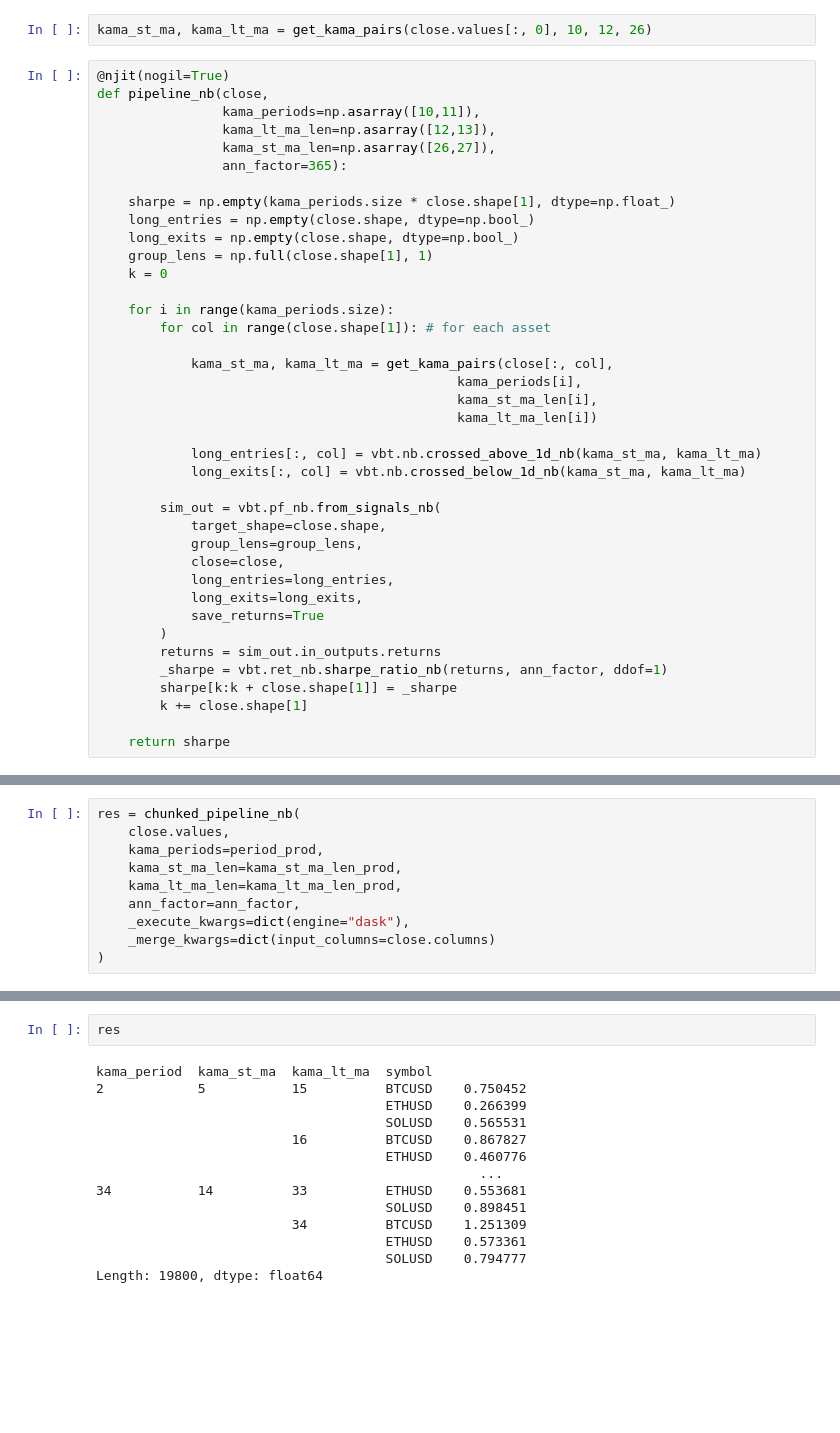
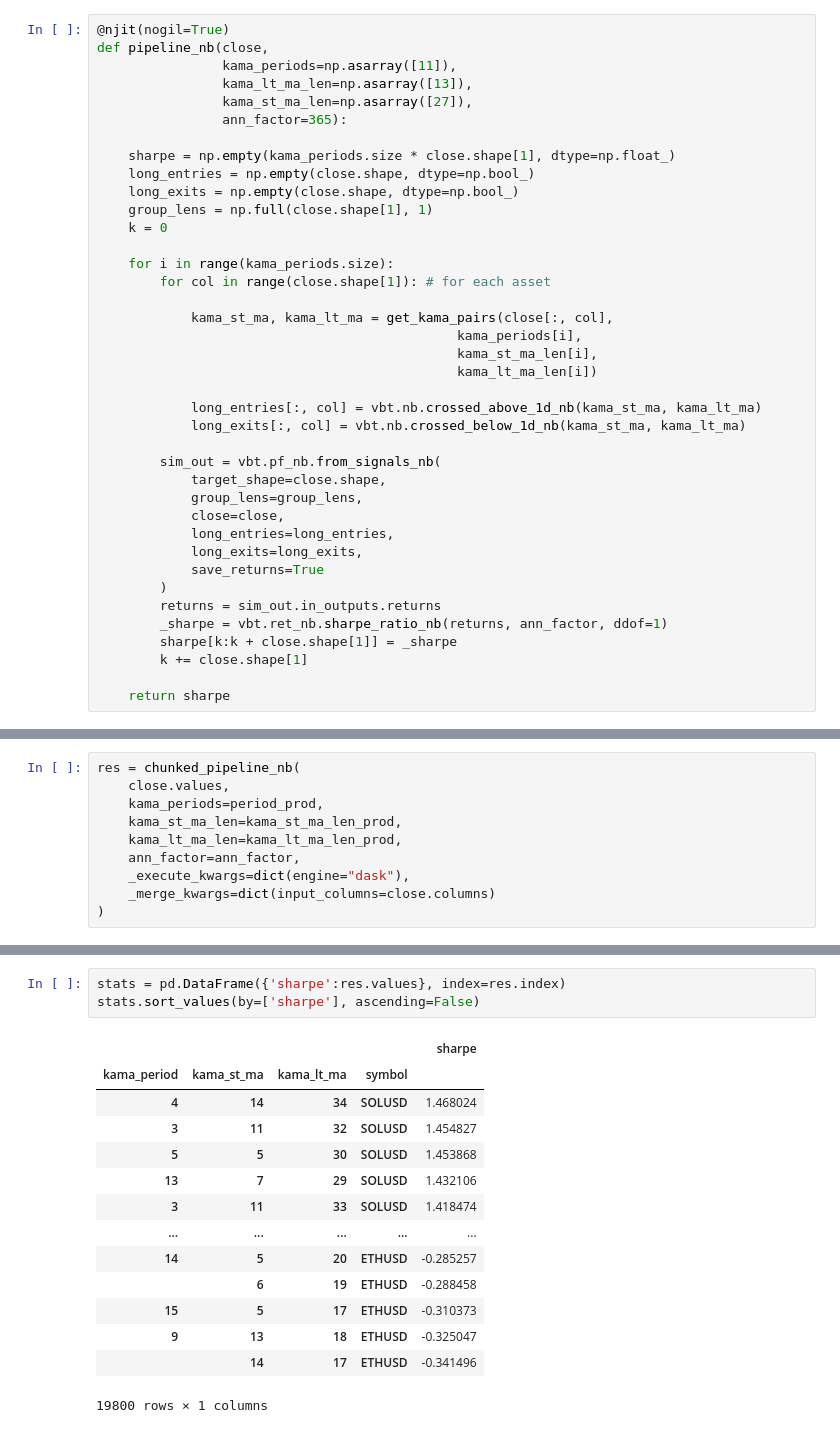
Before and after one commit to ardenpalme/Investment_Strategy, a Jupyter notebook: indicator_hunt.ipynb, the cells around one changed output, grey strips where cells are left out. Drawn from its saved outputs; the diff is of its cells as text; blank space fills up the shorter version.

```diff
--- a/indicator_hunt.ipynb
+++ b/indicator_hunt.ipynb
@@ -345,14 +254,12 @@ param_products = vbt.generate_param_combs(op_tree)
 period_prod = np.asarray(param_products[0])
 kama_st_ma_len_prod = np.asarray(param_products[1])
 kama_lt_ma_len_prod = np.asarray(param_products[2])
-# %%
-kama_st_ma, kama_lt_ma = get_kama_pairs(close.values[:, 0], 10, 12, 26)
 # %%
 @njit(nogil=True)
 def pipeline_nb(close,
-                kama_periods=np.asarray([10,11]),
-                kama_lt_ma_len=np.asarray([12,13]),
-                kama_st_ma_len=np.asarray([26,27]),
+                kama_periods=np.asarray([11]),
+                kama_lt_ma_len=np.asarray([13]),
+                kama_st_ma_len=np.asarray([27]),
                 ann_factor=365):
 
     sharpe = np.empty(kama_periods.size * close.shape[1], dtype=np.float_)
@@ -437,16 +345,18 @@ res = chunked_pipeline_nb(
 # %%
-res
+stats = pd.DataFrame({'sharpe':res.values}, index=res.index)
+stats.sort_values(by=['sharpe'], ascending=False)
 # %% [output]
+|  |  |  |  | sharpe |
+| kama_period | kama_st_ma | kama_lt_ma | symbol |  |
+| 4 | 14 | 34 | SOLUSD | 1.468024 |
+| 3 | 11 | 32 | SOLUSD | 1.454827 |
+| 5 | 5 | 30 | SOLUSD | 1.453868 |
+| 13 | 7 | 29 | SOLUSD | 1.432106 |
+| 3 | 11 | 33 | SOLUSD | 1.418474 |
+| ... | ... | ... | ... | ... |
+| 14 | 5 | 20 | ETHUSD | -0.285257 |
+|  | 6 | 19 | ETHUSD | -0.288458 |
+| 15 | 5 | 17 | ETHUSD | -0.310373 |
+| 9 | 13 | 18 | ETHUSD | -0.325047 |
+|  | 14 | 17 | ETHUSD | -0.341496 |
-kama_period  kama_st_ma  kama_lt_ma  symbol
-2            5           15          BTCUSD    0.750452
-                                     ETHUSD    0.266399
-                                     SOLUSD    0.565531
-                         16          BTCUSD    0.867827
-                                     ETHUSD    0.460776
-                                                 ...
-34           14          33          ETHUSD    0.553681
-                                     SOLUSD    0.898451
-                         34          BTCUSD    1.251309
-                                     ETHUSD    0.573361
-                                     SOLUSD    0.794777
-Length: 19800, dtype: float64
+19800 rows × 1 columns
```
Also changed, not shown: parts of 28 cells of this notebook.
